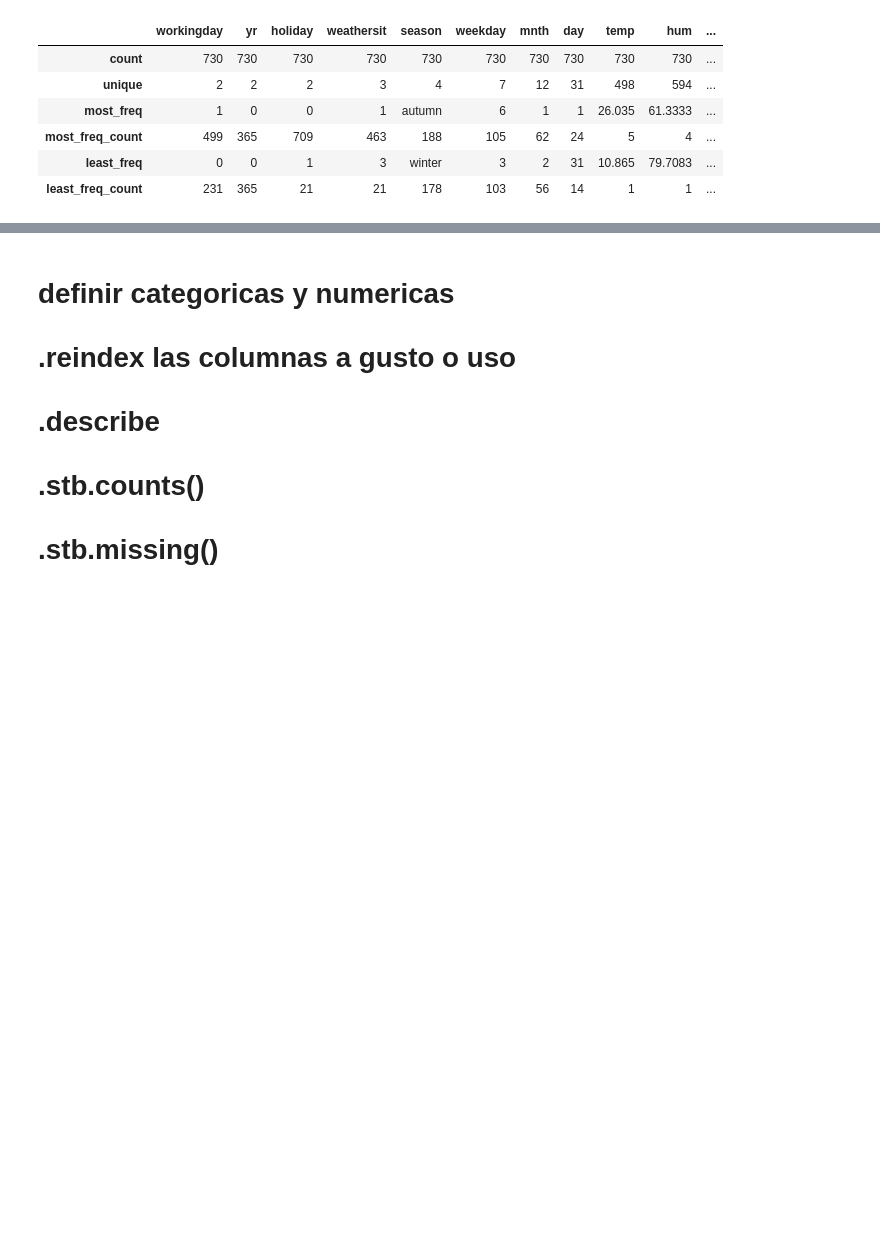
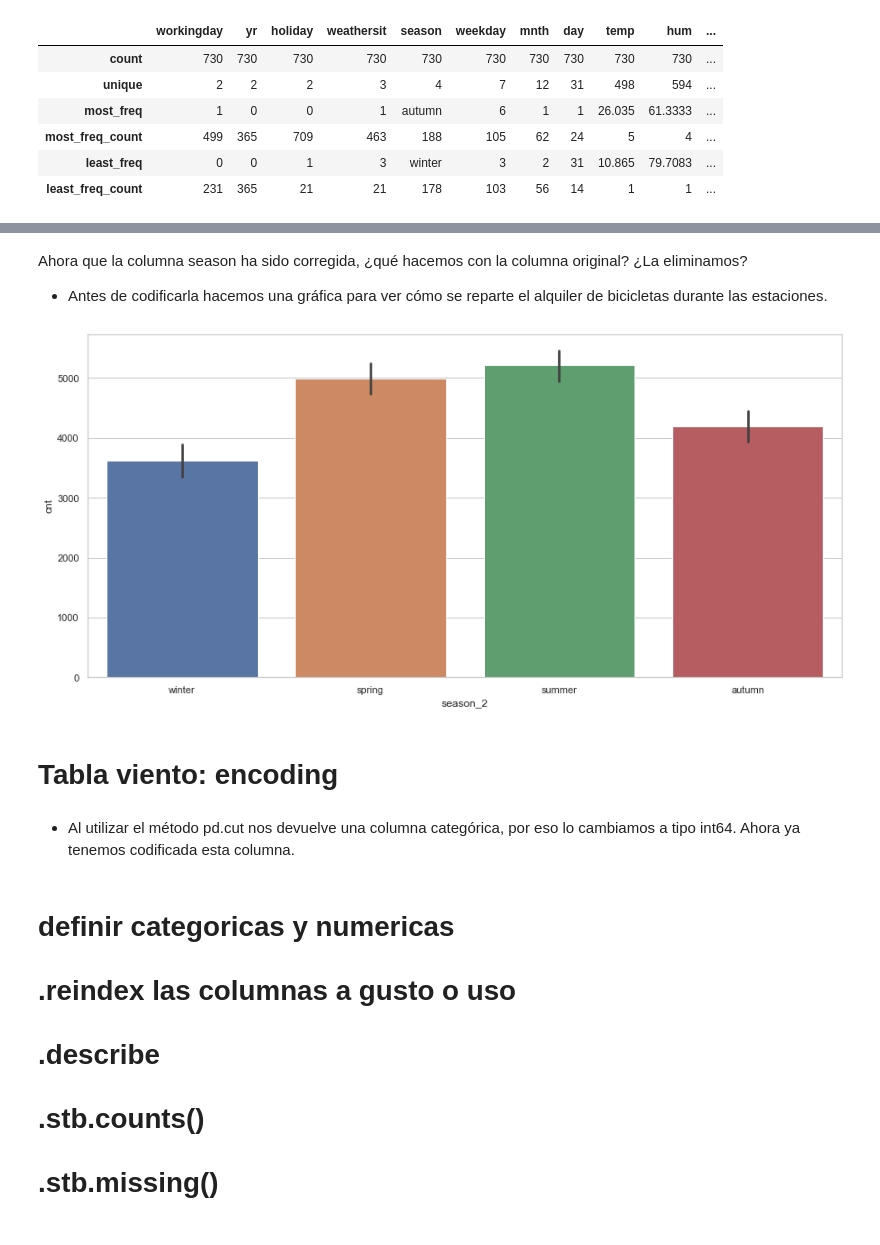
Before and after one commit to Adalab/project-da-promo-A-module-3-team-1, a Jupyter notebook: Proyecto.ipynb, the cells around one changed output, grey strips where cells are left out. Drawn from its saved outputs; the diff is of its cells as text; code cells hidden in the pictures; blank space fills up the shorter version.

Commit message:
viento y estaciones

```diff
--- a/Proyecto.ipynb
+++ b/Proyecto.ipynb
@@ -177,0 +182,16 @@ df_name
+# %%
+df_bike['dteday'] = df_bike['dteday'].apply(pd.to_datetime)
+# %%
+def meses(x):
+    a = x.month
+
+    if  a >= 1 and a<=3:
+        return 'winter'
+    elif a >= 4 and a<=6:
+        return 'spring'
+    elif a >= 7 and a<=9:
+        return 'summer'
+    else:
+        return 'autumn'
+# %%
+df_bike['season_2'] = df_bike['dteday'].apply(meses)
@@ -177,0 +207,11 @@ df_name
+# %% [markdown]
+Ahora que la columna season ha sido corregida, ¿qué hacemos con la columna original? ¿La eliminamos?
+ - Antes de codificarla hacemos una gráfica para ver cómo se reparte el alquiler de bicicletas durante las estaciones.
+# %%
+plt.figure(figsize=(15,7))
+sns.set_theme(style="whitegrid")
+ax = sns.barplot(x="season_2", y="cnt", data=df_bike)
+# %% [output]
+[figure, added]
+# %% [markdown]
+# Tabla viento: encoding
@@ -178,3 +222,5 @@ df_name
+# %% [markdown]
+ - Al utilizar el método pd.cut nos devuelve una columna categórica, por eso lo cambiamos a tipo int64. Ahora ya tenemos codificada esta columna.
 # %% [markdown]
 # definir categoricas y numericas
 # .reindex las columnas a gusto o uso
```
Also changed, not shown: parts of 7 cells of this notebook, 3 other files.
